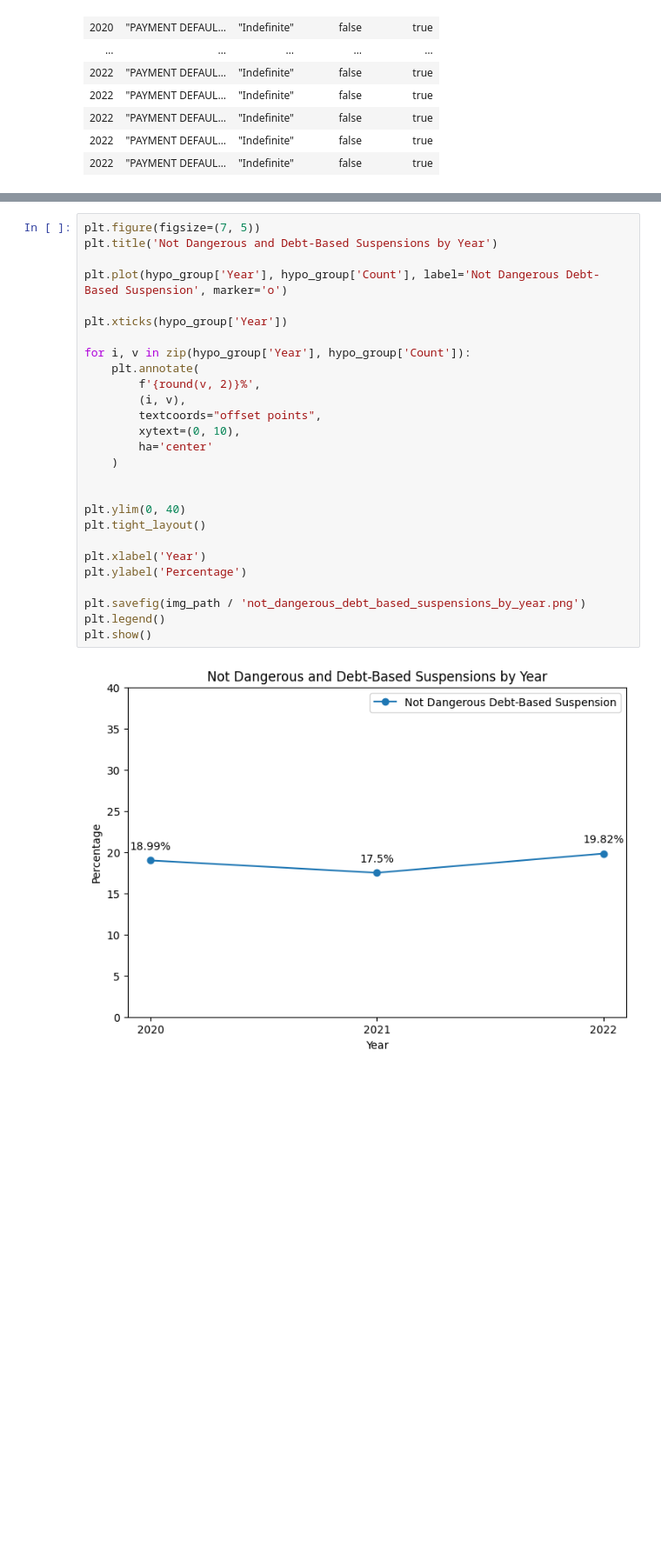
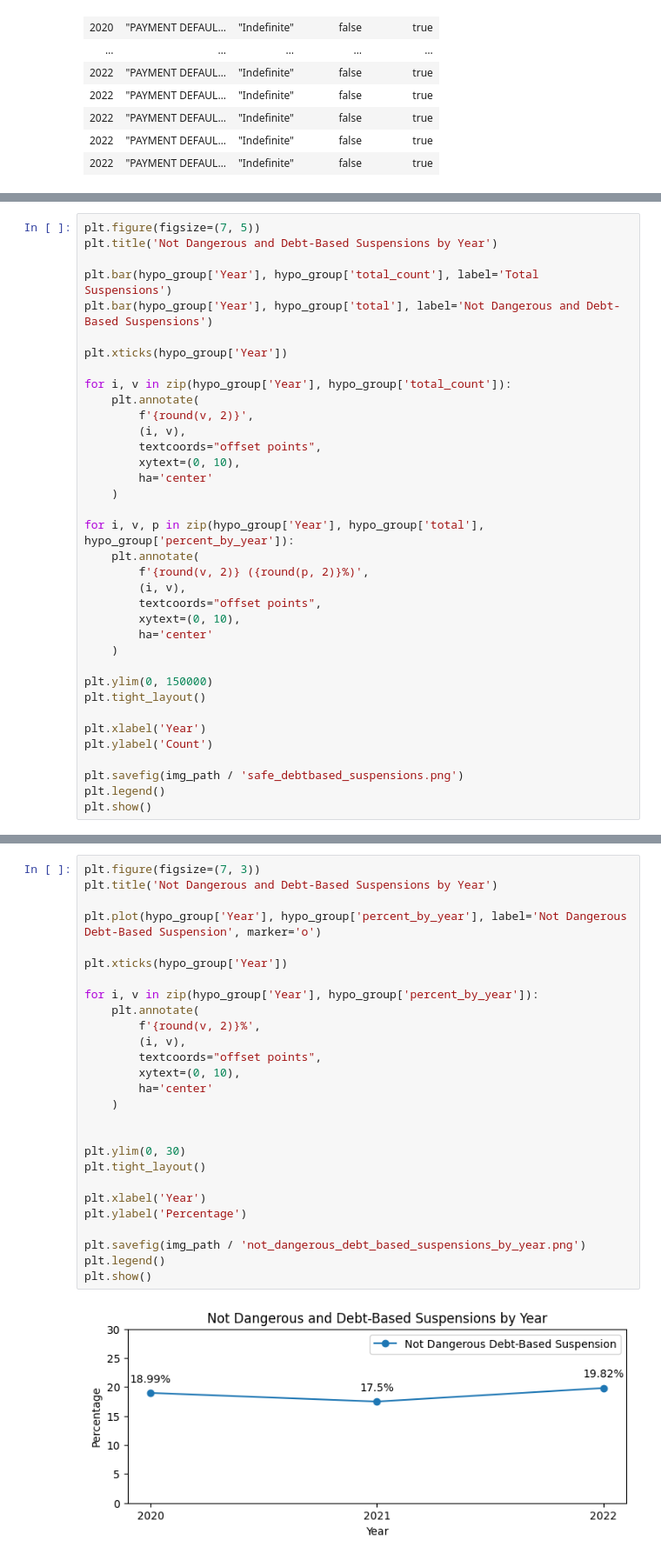
Before and after one commit to BU-Spark/ds4g-livable-streets-debt, a Jupyter notebook: analysis/discovery.ipynb, the cells around one changed output, grey strips where cells are left out. Shown at 87% size. Drawn from its saved outputs; the diff is of its cells as text; blank space fills up the shorter version.

Commit message:
Updated charts

```diff
--- a/analysis/discovery.ipynb
+++ b/analysis/discovery.ipynb
@@ -276,0 +278,36 @@ shape: (3, 2)
+# %%
+plt.figure(figsize=(7, 5))
+plt.title('Not Dangerous and Debt-Based Suspensions by Year')
+
+plt.bar(hypo_group['Year'], hypo_group['total_count'], label='Total Suspensions')
+plt.bar(hypo_group['Year'], hypo_group['total'], label='Not Dangerous and Debt-Based Suspensions')
+
+plt.xticks(hypo_group['Year'])
+
+for i, v in zip(hypo_group['Year'], hypo_group['total_count']):
+    plt.annotate(
+        f'{round(v, 2)}',
+        (i, v),
+        textcoords="offset points",
+        xytext=(0, 10),
+        ha='center'
+    )
+
+for i, v, p in zip(hypo_group['Year'], hypo_group['total'], hypo_group['percent_by_year']):
+    plt.annotate(
+        f'{round(v, 2)} ({round(p, 2)}%)',
+        (i, v),
+        textcoords="offset points",
+        xytext=(0, 10),
+        ha='center'
+    )
+
+plt.ylim(0, 150000)
+plt.tight_layout()
+
+plt.xlabel('Year')
+plt.ylabel('Count')
+
+plt.savefig(img_path / 'safe_debtbased_suspensions.png')
+plt.legend()
+plt.show()
@@ -277,32 +316,32 @@ shape: (3, 2)
 # %%
-plt.figure(figsize=(7, 5))
+plt.figure(figsize=(7, 3))
 plt.title('Not Dangerous and Debt-Based Suspensions by Year')
 
-plt.plot(hypo_group['Year'], hypo_group['Count'], label='Not Dangerous Debt-Based Suspension', marker='o')
+plt.plot(hypo_group['Year'], hypo_group['percent_by_year'], label='Not Dangerous Debt-Based Suspension', marker='o')
 
 plt.xticks(hypo_group['Year'])
 
-for i, v in zip(hypo_group['Year'], hypo_group['Count']):
+for i, v in zip(hypo_group['Year'], hypo_group['percent_by_year']):
     plt.annotate(
         f'{round(v, 2)}%',
         (i, v),
         textcoords="offset points",
         xytext=(0, 10),
         ha='center'
     )
 
 
-plt.ylim(0, 40)
+plt.ylim(0, 30)
 plt.tight_layout()
 
 plt.xlabel('Year')
 plt.ylabel('Percentage')
 
 plt.savefig(img_path / 'not_dangerous_debt_based_suspensions_by_year.png')
 plt.legend()
 plt.show()
 # %% [output]
-[figure, old version]
+[figure, new version]
 # %%
 temp = cur_suspended['Description'].extend(suspension['Description']).extend(reinstatement['Sanction Description'])
 
```
Also changed, not shown: parts of 8 cells of this notebook, 5 other files.
